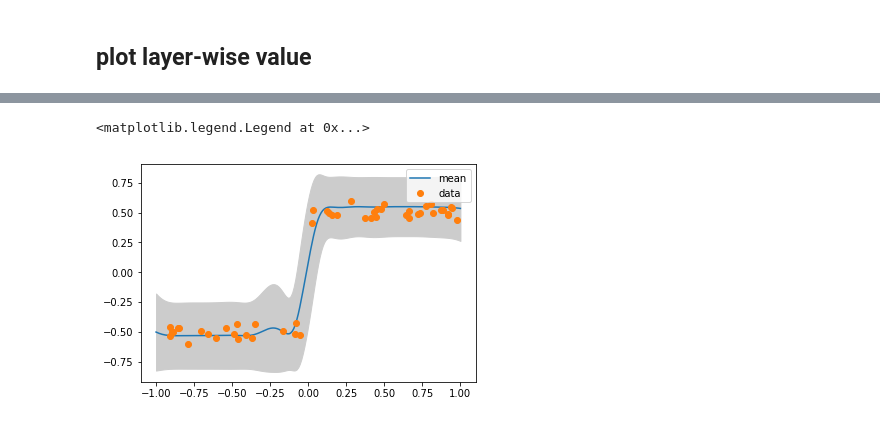
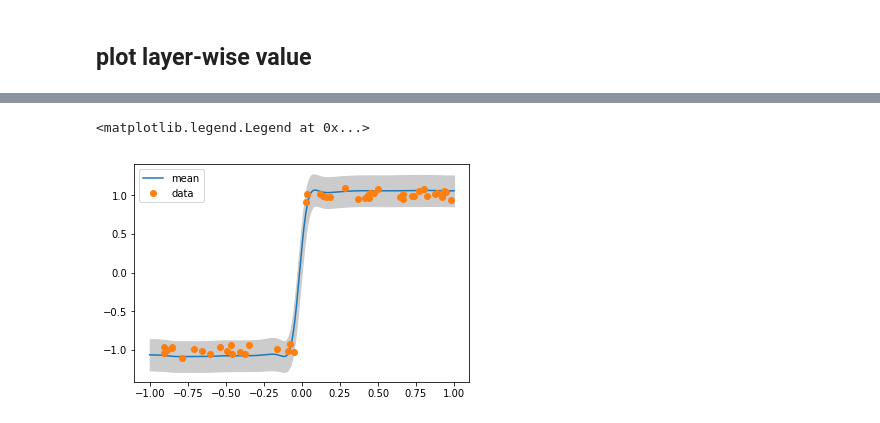
Before and after one commit to hyama5/deepgp_pretraining, a Jupyter notebook: examples/step_function/mean_func.ipynb, the cells around one changed output, grey strips where cells are left out. Drawn from its saved outputs; the diff is of its cells as text; code cells hidden in the pictures.

```diff
--- a/examples/step_function/mean_func.ipynb
+++ b/examples/step_function/mean_func.ipynb
@@ -30,9 +32,21 @@ MINIBATCH_SIZE = 10
+# %%
+DATA_SIZE = 50
+MINIBATCH_SIZE = 10
+
+HIDDEN_LAYER_DIM = 3
+INPUT_DIM = 1
+OUTPUT_DIM = 1
+
+# GP configurations
+NUM_INDUCINGS = 20
+GP_LEARNING_RATE = 0.01
+DGP_NUM_EPOCHS = 1000
 # %% [markdown]
 ## Make data
 # %%
-np.random.seed(811)
+
 dx = np.random.rand(DATA_SIZE, 1).astype(np.float32) * 2.0 - 1.0
-dy = np.where(dx + 0.04 * np.random.randn(*dx.shape) >= 0.0, 0.5, -0.5) \
+dy = np.where(dx + 0.04 * np.random.randn(*dx.shape) >= 0.0, 1.0, -1.0) \
         + 0.04 * np.random.randn(*dx.shape)
 dy = dy.astype(np.float32)
 
@@ -233,12 +277,12 @@ plt.plot(nx, m2.data.numpy())
 # %%
 f_dstr =model.layer3.pred_mean_and_var(m2)
 y_dstr = model.likelihood.predict(f_dstr)
 m_y = y_dstr['mean'].data.numpy()
 s_y = np.sqrt(y_dstr['var'].data.numpy())
-plt.fill_between(nx.ravel(), (m_y + 2 * s_y).ravel(), (m_y - 2 * s_y).ravel(), color='#cccccc')
+plt.fill_between(nx.ravel(), (m_y + s_y).ravel(), (m_y - s_y).ravel(), color='#cccccc')
 plt.plot(nx, m_y, label='mean')
 plt.plot(dx, dy, 'o', label='data')
 plt.legend()
 # %% [output]
 <matplotlib.legend.Legend at 0x...>
-[figure, old version]
+[figure, new version]
```
Also changed, not shown: parts of 16 cells of this notebook, 1 other file.
